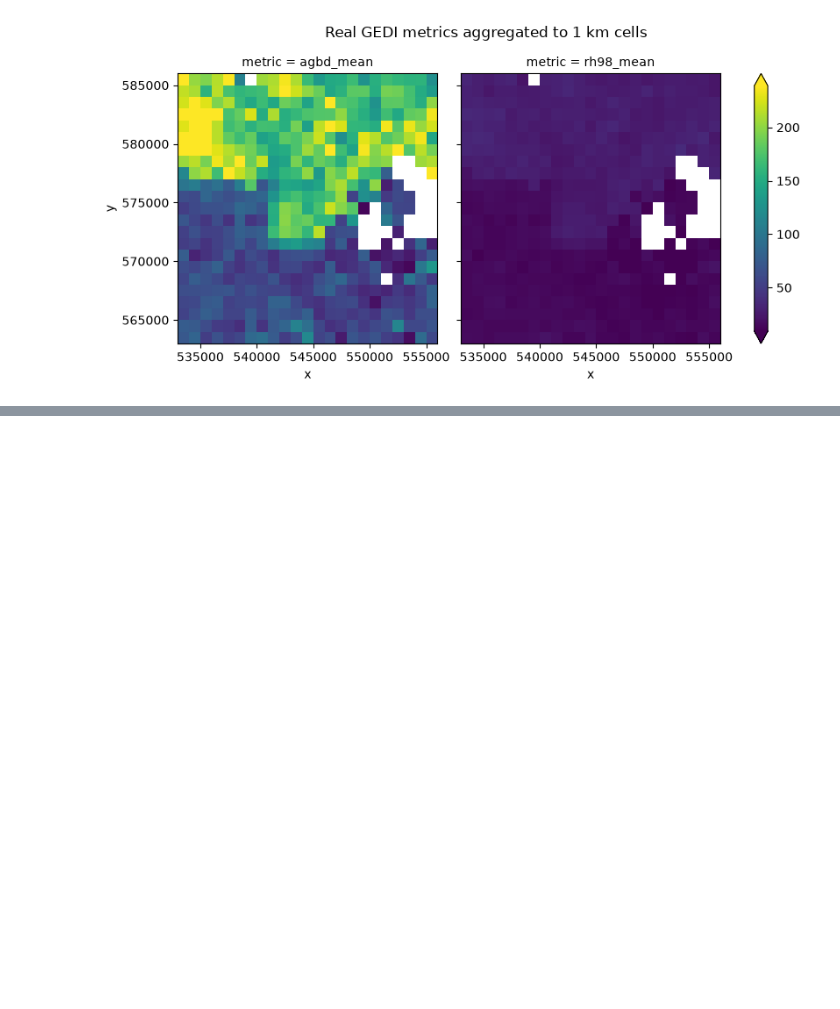
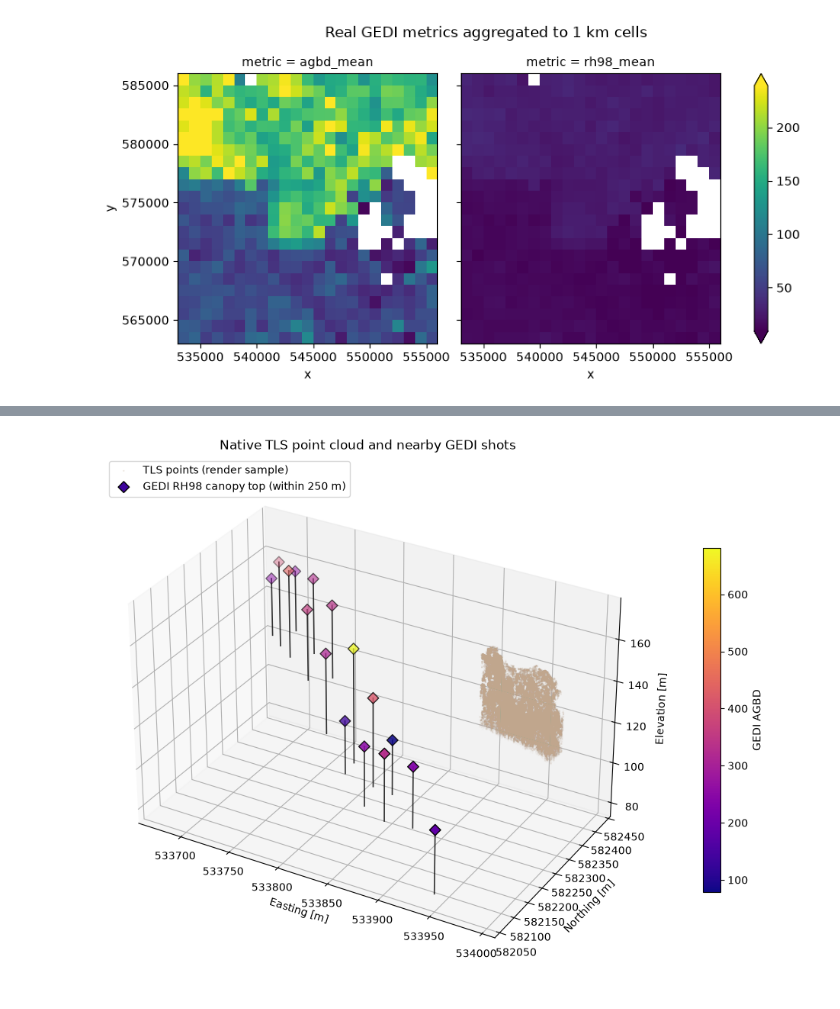
Before and after one commit to BioPAL/biomass-hackathon-2026, a Jupyter notebook: topics/04-3D-TOMO-CANOPY-VISUALIZER/tomo-canopy/examples/data_interface.ipynb, the cells around one changed output, grey strips where cells are left out. Saved outputs shown, nothing was run; the diff lists cells and outputs as text; code cells hidden in the pictures; blank space fills up the shorter version.

```diff
--- a/topics/04-3D-TOMO-CANOPY-VISUALIZER/tomo-canopy/examples/data_interface.ipynb
+++ b/topics/04-3D-TOMO-CANOPY-VISUALIZER/tomo-canopy/examples/data_interface.ipynb
@@ -249,7 +294,7 @@ roi = gpd.GeoDataFrame(
 gedi_processor = GEDIProcessor()
 gedi = gedi_processor.open(
     roi,
-    variables=["agbd", "rh"],
+    variables=["agbd", "rh", "elev_lowestmode"],
     start_time="2019-01-01",
     end_time="2024-07-25",
 )
@@ -264,7 +309,7 @@ if gedi.sizes["shot_number"] == 0:
     print("No GEDI shots were found. Try a larger or different GEDI_BOUNDS.")
 else:
     gedi_valid = gedi_processor.filter_valid(
-        gedi, variables=["agbd", "rh"]
+        gedi, variables=["agbd", "rh", "elev_lowestmode"]
     )
     if gedi_valid.sizes["shot_number"] == 0:
         print("Shots were returned, but none contain both AGBD and RH data.")
@@ -387,0 +442,78 @@ if gedi_cube is not None:
+# %%
+if gedi_layer_native is None:
+    print("No valid GEDI layer is available for the 3D comparison.")
+else:
+    # Native layers share the cube CRS but retain their own dimensions.
+    cube.add_layer(gedi_layer_native, replace=True)
+    tls_3d = cube.layers["tls_points"].data
+    gedi_3d = cube.layers["gedi_shots"].data
+
+    inside_tls = (
+        (gedi_3d.x >= edges["x"][0])
+        & (gedi_3d.x < edges["x"][-1])
+        & (gedi_3d.y >= edges["y"][0])
+        & (gedi_3d.y < edges["y"][-1])
+    )
+    GEDI_CONTEXT_BUFFER = 250.0  # metres
+    near_tls = (
+        (gedi_3d.x >= edges["x"][0] - GEDI_CONTEXT_BUFFER)
+        & (gedi_3d.x < edges["x"][-1] + GEDI_CONTEXT_BUFFER)
+        & (gedi_3d.y >= edges["y"][0] - GEDI_CONTEXT_BUFFER)
+        & (gedi_3d.y < edges["y"][-1] + GEDI_CONTEXT_BUFFER)
+    )
+    matched_gedi = gedi_3d.isel(
+        shot_number=np.flatnonzero(near_tls.values)
+    )
+    print(f"GEDI shots intersecting the TLS footprint: {int(inside_tls.sum())}")
+    print(f"GEDI shots in the 250 m context: {matched_gedi.sizes['shot_number']}")
+
+    # Render a reproducible subset; the cube still holds all TLS points.
+    render_count = min(150_000, tls_3d.sizes["point"])
+    render_indices = np.random.default_rng(42).choice(
+        tls_3d.sizes["point"], size=render_count, replace=False
+    )
+    tls_render = tls_3d.isel(point=render_indices)
+
+    fig = plt.figure(figsize=(12, 9))
+    ax = fig.add_subplot(111, projection="3d")
+    if {"red", "green", "blue"}.issubset(tls_render.data_vars):
+        tls_colours = np.column_stack(
+            [tls_render.red, tls_render.green, tls_render.blue]
+        ) / 255.0
+    else:
+        tls_colours = tls_render.z.values
+    ax.scatter(
+        tls_render.x, tls_render.y, tls_render.z,
+        c=tls_colours, s=0.15, alpha=0.35, rasterized=True,
+        label="TLS points (render sample)",
+    )
+
+    if matched_gedi.sizes["shot_number"]:
+        ground_z = matched_gedi.elev_lowestmode.values
+        canopy_top_z = ground_z + matched_gedi.rh98.values
+
+        for shot_x, shot_y, bottom, top in zip(
+            matched_gedi.x.values, matched_gedi.y.values,
+            ground_z, canopy_top_z, strict=True,
+        ):
+            ax.plot(
+                [shot_x, shot_x], [shot_y, shot_y], [bottom, top],
+                color="black", linewidth=1.2, alpha=0.8,
+            )
+        gedi_artist = ax.scatter(
+            matched_gedi.x, matched_gedi.y, canopy_top_z,
+            c=matched_gedi.agbd, cmap="plasma",
+            marker="D", s=55, edgecolor="black",
+            label="GEDI RH98 canopy top (within 250 m)",
+        )
+        fig.colorbar(gedi_artist, ax=ax, pad=0.1, shrink=0.65, label="GEDI AGBD")
+
+    ax.set(
+        xlabel="Easting [m]", ylabel="Northing [m]",
+        zlabel="Elevation [m]",
+        title="Native TLS point cloud and nearby GEDI shots",
+    )
+    ax.set_box_aspect((np.ptp(grid.x), np.ptp(grid.y), np.ptp(grid.z)))
+    ax.legend(loc="upper left")
+    plt.show()
+# %% [output]
@@ -387,0 +522 @@ if gedi_cube is not None:
+[figure, added]
```
Also changed, not shown: parts of 11 cells of this notebook, 2 other files.
